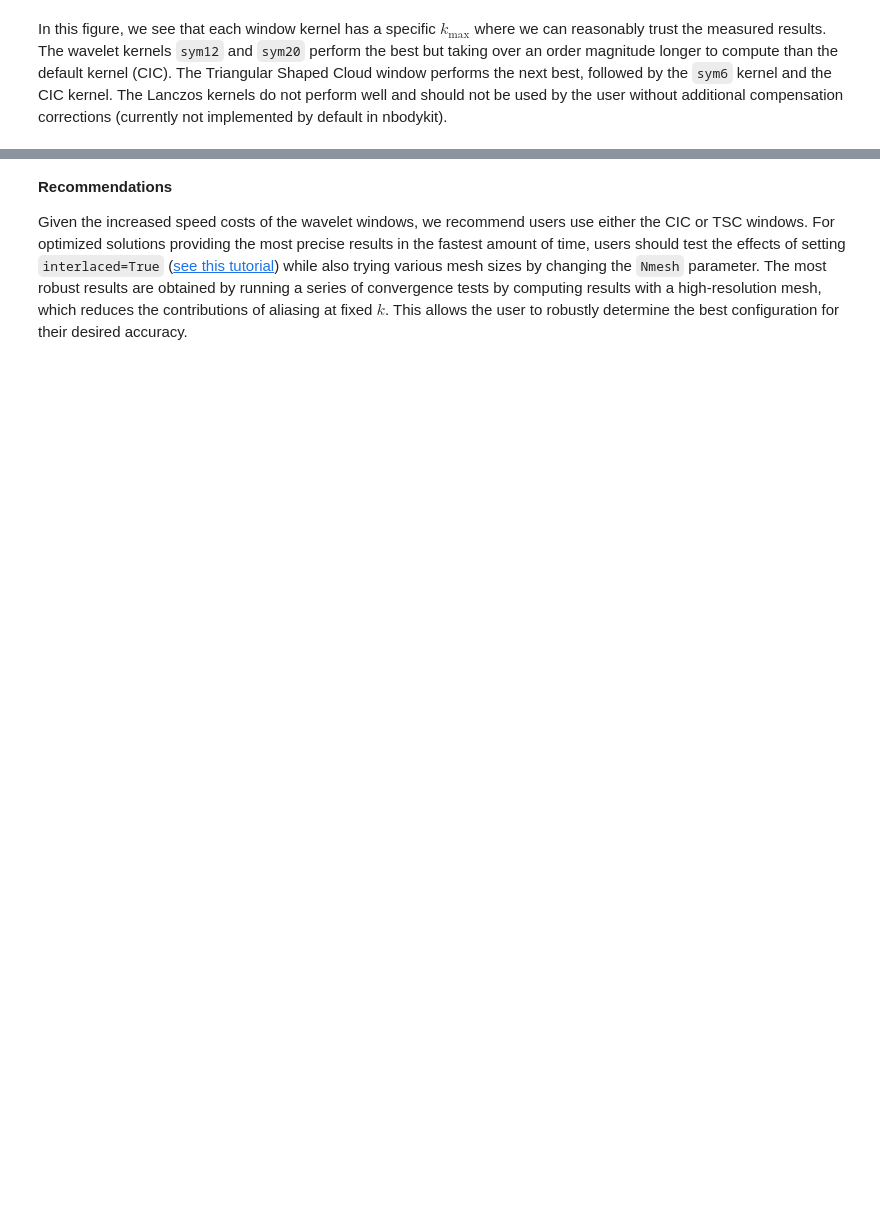
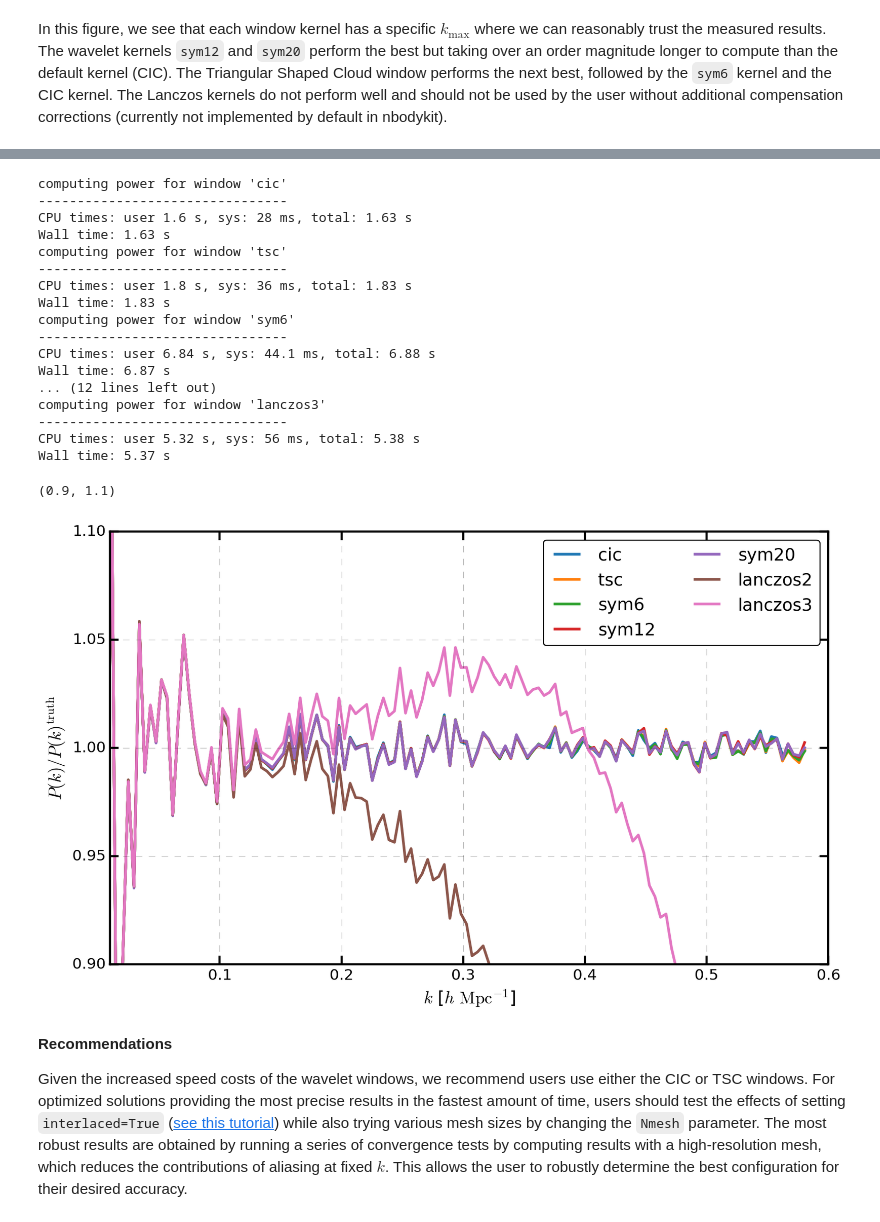
Before and after one commit to bccp/nbodykit, a Jupyter notebook: docs/source/cookbook/interpolation-windows.ipynb, the cells around one changed output, grey strips where cells are left out. Drawn from its saved outputs; the diff is of its cells as text; code cells hidden in the pictures; blank space fills up the shorter version.

```diff
--- a/docs/source/cookbook/interpolation-windows.ipynb
+++ b/docs/source/cookbook/interpolation-windows.ipynb
@@ -33,6 +33,7 @@ cosmo = cosmology.Planck15
 Plin = cosmology.EHPower(cosmo, redshift)
 
 cat = LogNormalCatalog(Plin=Plin, nbar=3e-4, BoxSize=1380., Nmesh=256, bias=2.0, seed=42)
+cat_noise = UniformCatalog(nbar=3e-4, BoxSize=1380., seed=42)
 # %% [markdown]
 ## Generating the "Truth"
 
@@ -46 +48,3 @@ truth = spline(truth['k'], truth['power'].real - truth.attrs['shotnoise'])
+# %%
+truth_noise = lambda k: 0.0 * k + 1 / 3e-4
 # %% [markdown]
@@ -90,3 +98,41 @@ In this figure, we see that each window kernel has a specific $k_\mathrm{max}$ w
+# %%
+for window in ['cic', 'tsc', 'sym6', 'sym12', 'sym20', 'lanczos2', 'lanczos3']:
+
+    print("computing power for window '%s'\n" %window + "-"*32)
+    compensated = True if window in ['cic', 'tsc'] else False
+    mesh = cat_noise.to_mesh(Nmesh=256, window=window, compensated=compensated, interlaced=False)
+
+    # compute the power
+    %time r = FFTPower(mesh, mode='1d')
+    Pk = r.power
+
+    plt.plot(Pk['k'], (Pk['power'].real) / truth_noise(Pk['k']), label=window)
+
+plt.legend(loc=0, ncol=2, fontsize=16)
+plt.xlabel(r"$k$ [$h \ \mathrm{Mpc}^{-1}$]")
+plt.ylabel(r"$P(k) / P(k)^\mathrm{truth}$")
+plt.xlim(0.01, 0.6)
+plt.ylim(0.9, 1.1)
+# %% [output]
+computing power for window 'cic'
+--------------------------------
+CPU times: user 1.6 s, sys: 28 ms, total: 1.63 s
+Wall time: 1.63 s
+computing power for window 'tsc'
+--------------------------------
+CPU times: user 1.8 s, sys: 36 ms, total: 1.83 s
+Wall time: 1.83 s
+computing power for window 'sym6'
+--------------------------------
+CPU times: user 6.84 s, sys: 44.1 ms, total: 6.88 s
+Wall time: 6.87 s
+... (12 lines left out)
+computing power for window 'lanczos3'
+--------------------------------
+CPU times: user 5.32 s, sys: 56 ms, total: 5.38 s
+Wall time: 5.37 s
+(0.9, 1.1)
+[figure, added]
 # %% [markdown]
 **Recommendations**
 
```
Also changed, not shown: parts of 5 cells of this notebook.
